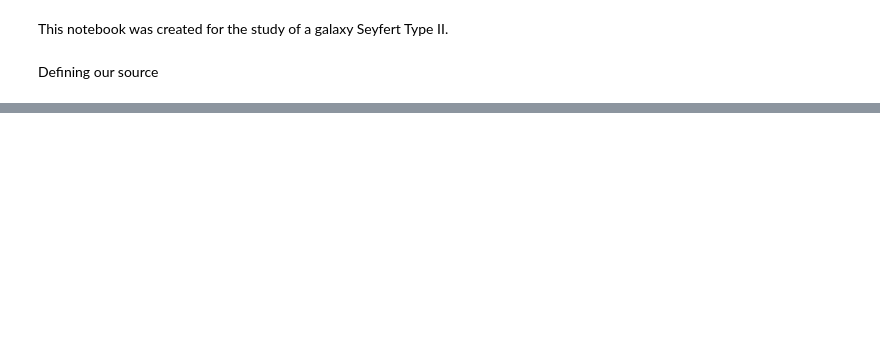
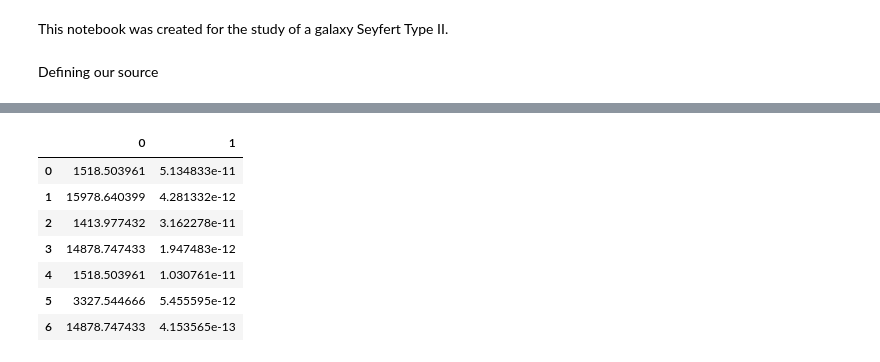
Before and after one commit to luanapassosreis/AGN_Studies, a Jupyter notebook: SED_reconstruction.ipynb, the cells around one changed output, grey strips where cells are left out. Saved outputs shown, nothing was run; the diff lists cells and outputs as text; code cells hidden in the pictures; blank space fills up the shorter version.

```diff
--- a/SED_reconstruction.ipynb
+++ b/SED_reconstruction.ipynb
@@ -49,0 +90,11 @@ Reconnection Power:
+# %%
+icecube_data
+# %% [output]
+|  | 0 | 1 |
+| 0 | 1518.503961 | 5.134833e-11 |
+| 1 | 15978.640399 | 4.281332e-12 |
+| 2 | 1413.977432 | 3.162278e-11 |
+| 3 | 14878.747433 | 1.947483e-12 |
+| 4 | 1518.503961 | 1.030761e-11 |
+| 5 | 3327.544666 | 5.455595e-12 |
+| 6 | 14878.747433 | 4.153565e-13 |
```
Also changed, not shown: parts of 3 cells of this notebook, 6 other files.
